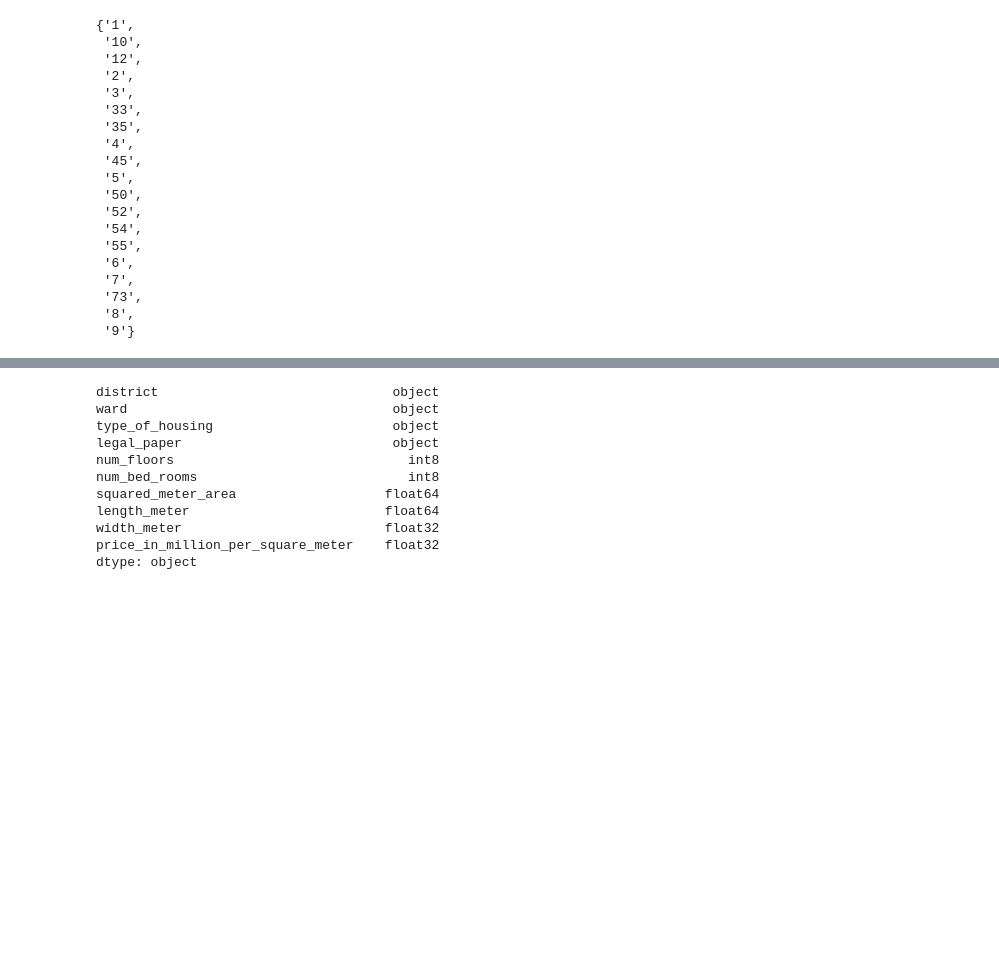
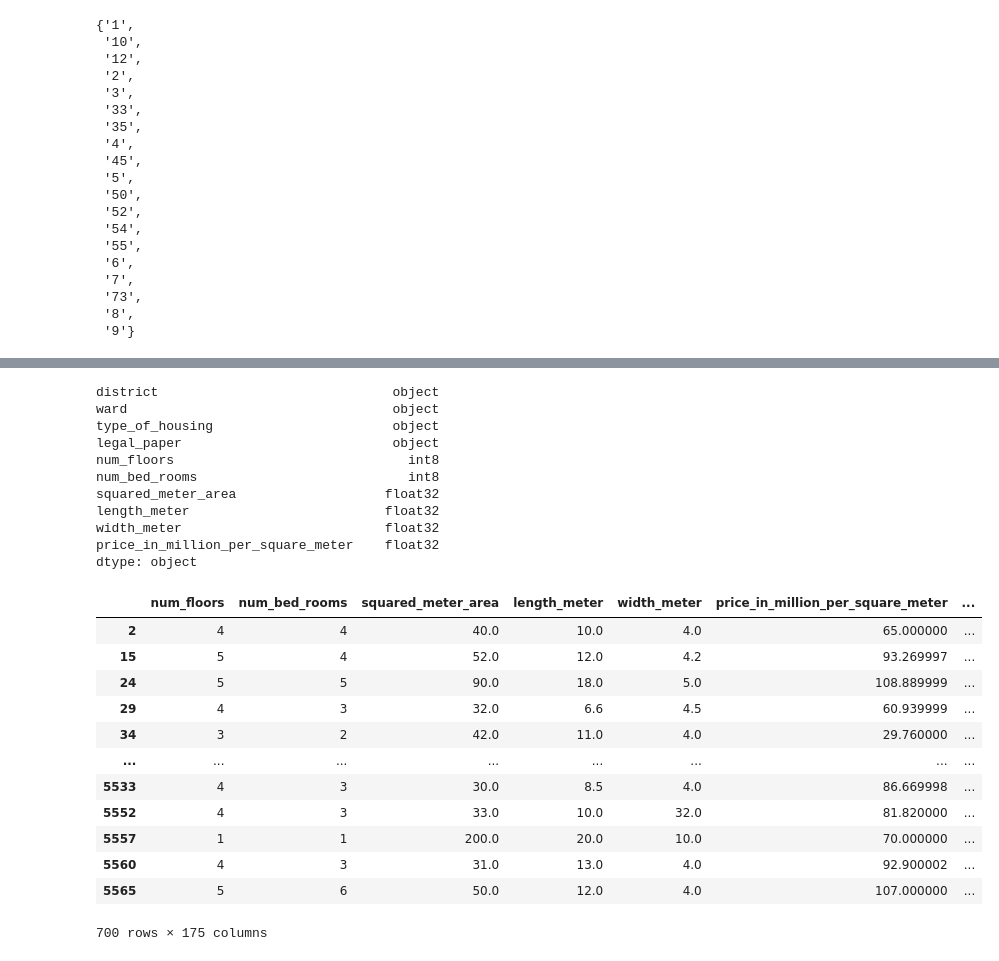
Before and after one commit to Apollosuny/ds_house_price, a Jupyter notebook: main.ipynb, the cells around one changed output, grey strips where cells are left out. Saved outputs shown, nothing was run; the diff lists cells and outputs as text; code cells hidden in the pictures; blank space fills up the shorter version.

```diff
--- a/main.ipynb
+++ b/main.ipynb
@@ -84,7 +93,7 @@ df = df[:700]
 # %%
 df['num_floors'] = pd.to_numeric(df['num_floors'],downcast= 'integer')
 df['num_bed_rooms'] = pd.to_numeric(df['num_bed_rooms'],downcast= 'integer')
-df['squared_meter_area'] = pd.to_numeric(df['squared_meter_area'],downcast= 'integer')
-df['length_meter'] = pd.to_numeric(df['length_meter'],downcast= 'integer')
+df['squared_meter_area'] = pd.to_numeric(df['squared_meter_area'],downcast= 'float')
+df['length_meter'] = pd.to_numeric(df['length_meter'],downcast= 'float')
 df['width_meter'] = pd.to_numeric(df['width_meter'],downcast= 'float')
 df['price_in_million_per_square_meter'] = pd.to_numeric(df['price_in_million_per_square_meter'],downcast= 'float')
@@ -97,8 +115,32 @@ type_of_housing                       object
 legal_paper                           object
 num_floors                              int8
 num_bed_rooms                           int8
-squared_meter_area                   float64
-length_meter                         float64
+squared_meter_area                   float32
+length_meter                         float32
 width_meter                          float32
 price_in_million_per_square_meter    float32
 dtype: object
+# %%
+dummy_type_of_housing = pd.get_dummies(df.type_of_housing, prefix="housing_type")
+dummy_legal_paper = pd.get_dummies(df.legal_paper, prefix="legal_paper")
+dummy_district = pd.get_dummies(df.district, prefix="district")
+dummy_ward = pd.get_dummies(df.ward, prefix="ward")
+
+df_cleaned = pd.concat([df, dummy_type_of_housing, dummy_legal_paper, dummy_district, dummy_ward], axis=1)
+df_cleaned = df_cleaned.drop(['district', 'ward', 'type_of_housing', 'legal_paper'], axis = 1)
+# %%
+df_cleaned
+# %% [output]
+|  | num_floors | num_bed_rooms | squared_meter_area | length_meter | width_meter | price_in_million_per_square_meter | ... |
+| 2 | 4 | 4 | 40.0 | 10.0 | 4.0 | 65.000000 | ... |
+| 15 | 5 | 4 | 52.0 | 12.0 | 4.2 | 93.269997 | ... |
+| 24 | 5 | 5 | 90.0 | 18.0 | 5.0 | 108.889999 | ... |
+| 29 | 4 | 3 | 32.0 | 6.6 | 4.5 | 60.939999 | ... |
+| 34 | 3 | 2 | 42.0 | 11.0 | 4.0 | 29.760000 | ... |
+| ... | ... | ... | ... | ... | ... | ... | ... |
+| 5533 | 4 | 3 | 30.0 | 8.5 | 4.0 | 86.669998 | ... |
+| 5552 | 4 | 3 | 33.0 | 10.0 | 32.0 | 81.820000 | ... |
+| 5557 | 1 | 1 | 200.0 | 20.0 | 10.0 | 70.000000 | ... |
+| 5560 | 4 | 3 | 31.0 | 13.0 | 4.0 | 92.900002 | ... |
+| 5565 | 5 | 6 | 50.0 | 12.0 | 4.0 | 107.000000 | ... |
+700 rows × 175 columns
```
Also changed, not shown: parts of 4 cells of this notebook, 3 other files.
